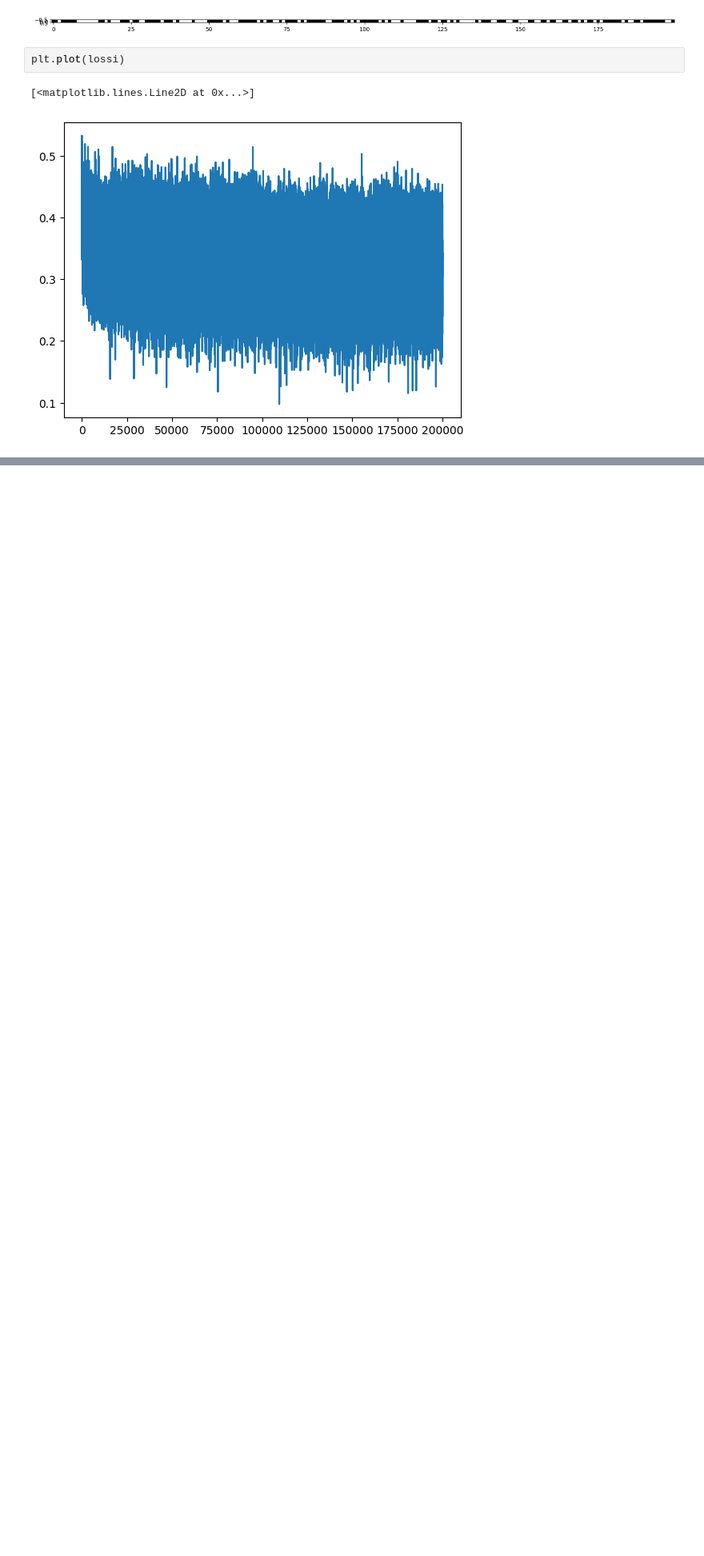
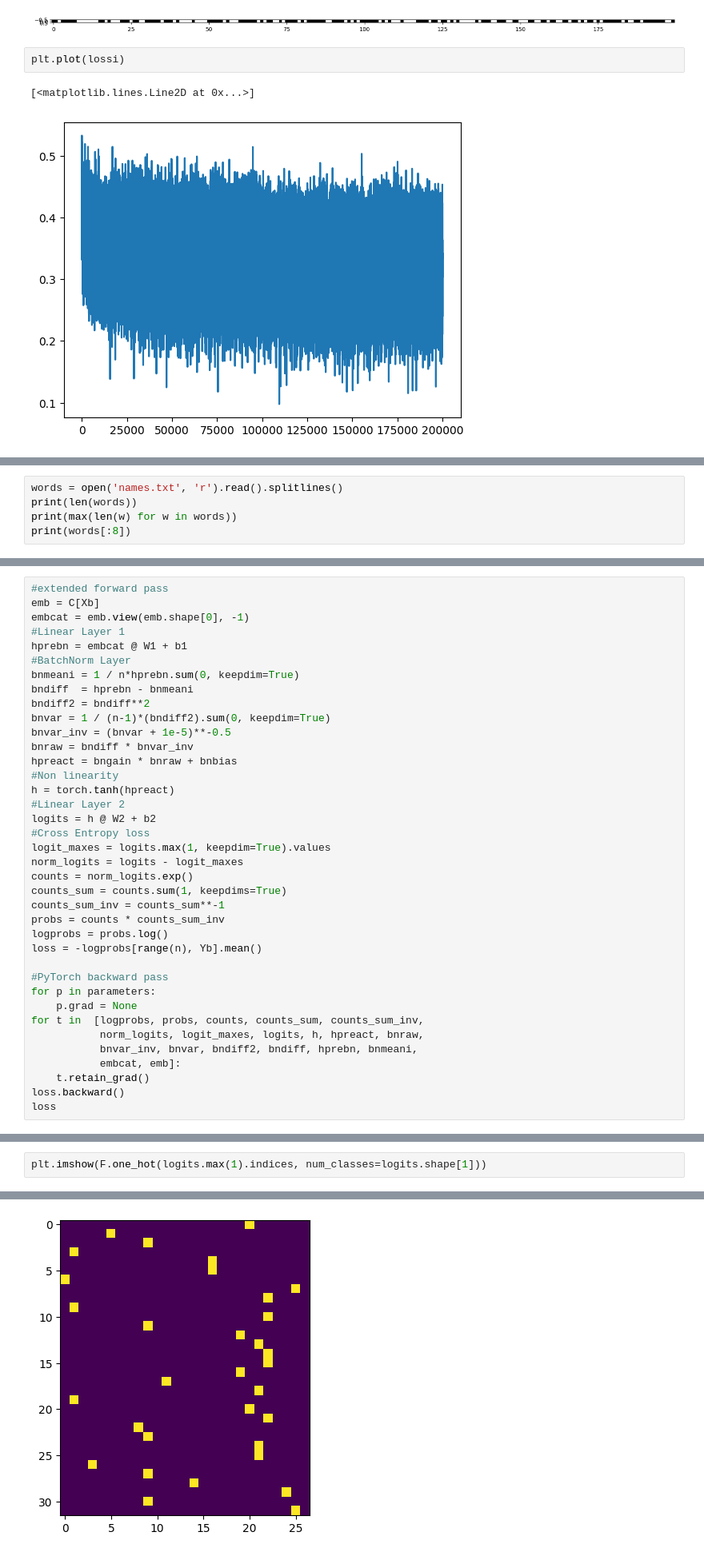
Before and after one commit to Kuriiios/makemore, a Jupyter notebook: makemore.ipynb, the cells around one changed output, grey strips where cells are left out. Shown at 80% size. Saved outputs shown, nothing was run; the diff lists cells and outputs as text; blank space fills up the shorter version.

```diff
--- a/makemore.ipynb
+++ b/makemore.ipynb
@@ -906,0 +917,5 @@ plt.plot(lossi)
+# %%
+words = open('names.txt', 'r').read().splitlines()
+print(len(words))
+print(max(len(w) for w in words))
+print(words[:8])
@@ -906,0 +1000,38 @@ plt.plot(lossi)
+# %%
+#extended forward pass
+emb = C[Xb]
+embcat = emb.view(emb.shape[0], -1)
+#Linear Layer 1
+hprebn = embcat @ W1 + b1
+#BatchNorm Layer
+bnmeani = 1 / n*hprebn.sum(0, keepdim=True)
+bndiff  = hprebn - bnmeani
+bndiff2 = bndiff**2
+bnvar = 1 / (n-1)*(bndiff2).sum(0, keepdim=True)
+bnvar_inv = (bnvar + 1e-5)**-0.5
+bnraw = bndiff * bnvar_inv
+hpreact = bngain * bnraw + bnbias
+#Non linearity
+h = torch.tanh(hpreact)
+#Linear Layer 2
+logits = h @ W2 + b2
+#Cross Entropy loss
+logit_maxes = logits.max(1, keepdim=True).values
+norm_logits = logits - logit_maxes
+counts = norm_logits.exp()
+counts_sum = counts.sum(1, keepdims=True)
+counts_sum_inv = counts_sum**-1
+probs = counts * counts_sum_inv
+logprobs = probs.log()
+loss = -logprobs[range(n), Yb].mean()
+
+#PyTorch backward pass
+for p in parameters:
+    p.grad = None
+for t in  [logprobs, probs, counts, counts_sum, counts_sum_inv,
+           norm_logits, logit_maxes, logits, h, hpreact, bnraw,
+           bnvar_inv, bnvar, bndiff2, bndiff, hprebn, bnmeani,
+           embcat, emb]:
+    t.retain_grad()
+loss.backward()
+loss
@@ -906,0 +1086,3 @@ plt.plot(lossi)
+# %%
+plt.imshow(F.one_hot(logits.max(1).indices, num_classes=logits.shape[1]))
+# %% [output]
@@ -906,0 +1090 @@ plt.plot(lossi)
+[figure, added]
```
Also changed, not shown: parts of 14 cells of this notebook, 1 other file.
